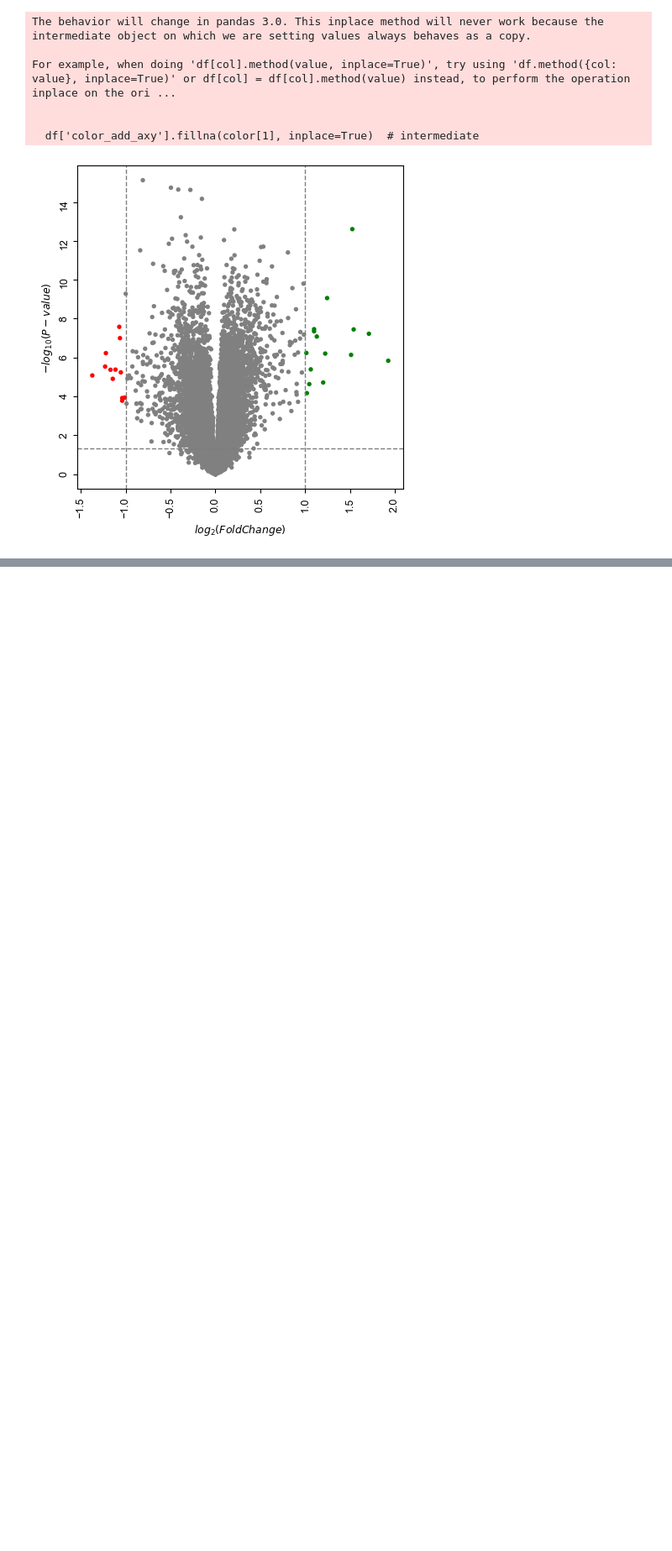
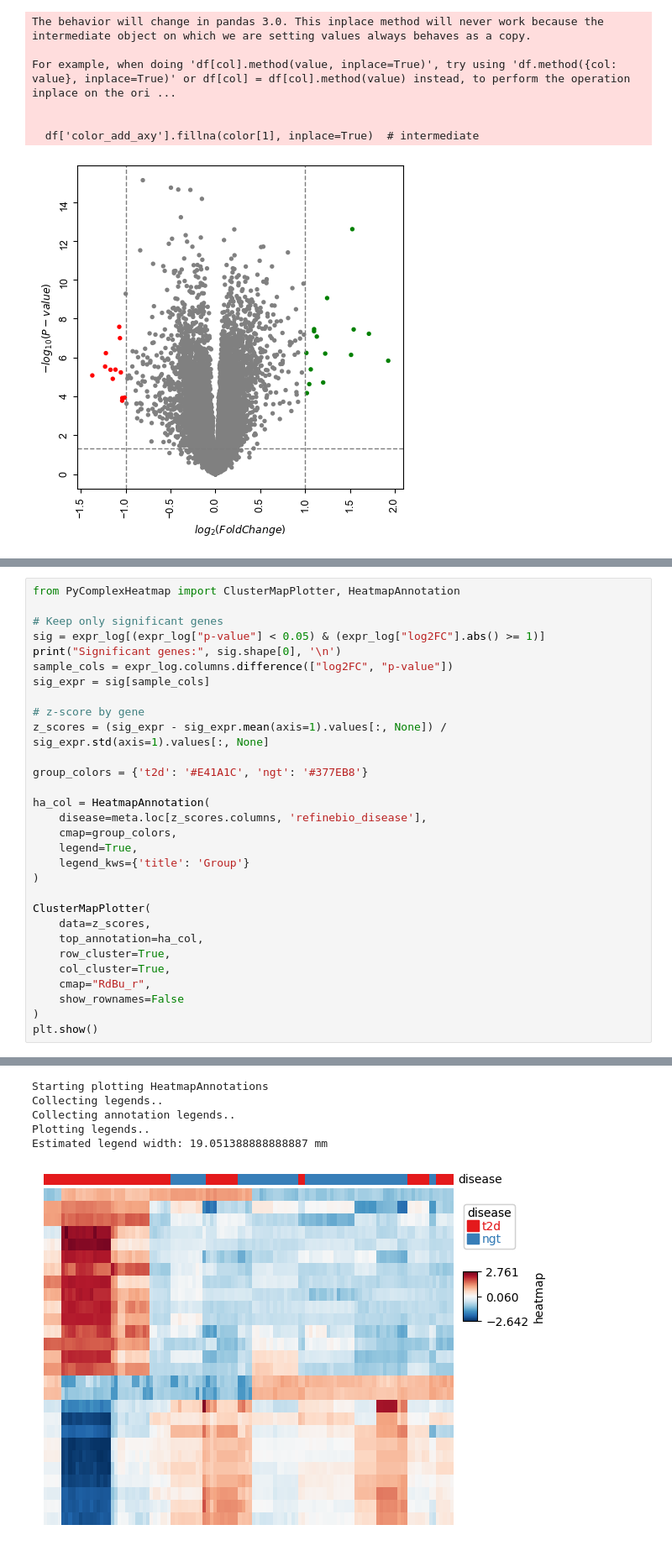
Before and after one commit to danielgeorge922/cgs4144_project, a Jupyter notebook: 02_data_exploration.ipynb, the cells around one changed output, grey strips where cells are left out. Shown: that part at 84% size. Cells and saved outputs as stored; diff of their text form; blank space fills up the shorter version.

```diff
--- a/02_data_exploration.ipynb
+++ b/02_data_exploration.ipynb
@@ -186,0 +204,31 @@ For example, when doing 'df[col].method(value, inplace=True)', try using 'df.met
+# %%
+from PyComplexHeatmap import ClusterMapPlotter, HeatmapAnnotation
+
+# Keep only significant genes
+sig = expr_log[(expr_log["p-value"] < 0.05) & (expr_log["log2FC"].abs() >= 1)]
+print("Significant genes:", sig.shape[0], '\n')
+sample_cols = expr_log.columns.difference(["log2FC", "p-value"])
+sig_expr = sig[sample_cols]
+
+# z-score by gene
+z_scores = (sig_expr - sig_expr.mean(axis=1).values[:, None]) / sig_expr.std(axis=1).values[:, None]
+
+group_colors = {'t2d': '#E41A1C', 'ngt': '#377EB8'}
+
+ha_col = HeatmapAnnotation(
+    disease=meta.loc[z_scores.columns, 'refinebio_disease'],
+    cmap=group_colors,
+    legend=True,
+    legend_kws={'title': 'Group'}
+)
+
+ClusterMapPlotter(
+    data=z_scores,
+    top_annotation=ha_col,
+    row_cluster=True,
+    col_cluster=True,
+    cmap="RdBu_r",
+    show_rownames=False
+)
+plt.show()
+# %% [output]
@@ -187 +243,7 @@ For example, when doing 'df[col].method(value, inplace=True)', try using 'df.met
+Starting plotting HeatmapAnnotations
+Collecting legends..
+Collecting annotation legends..
+Plotting legends..
+Estimated legend width: 19.051388888888887 mm
+[figure, added]
 # %% [markdown]
```
Also changed, not shown: parts of 16 cells of this notebook.
